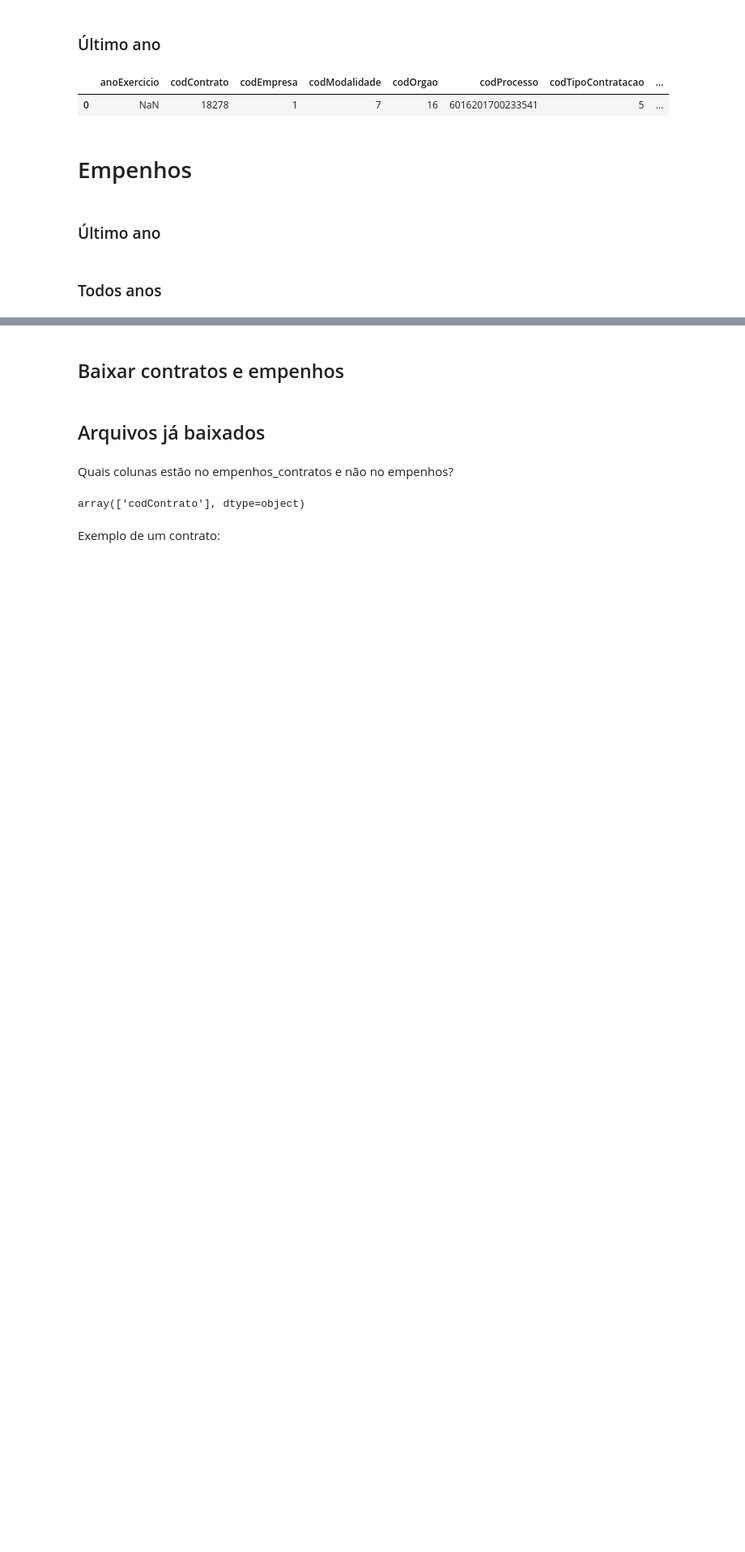
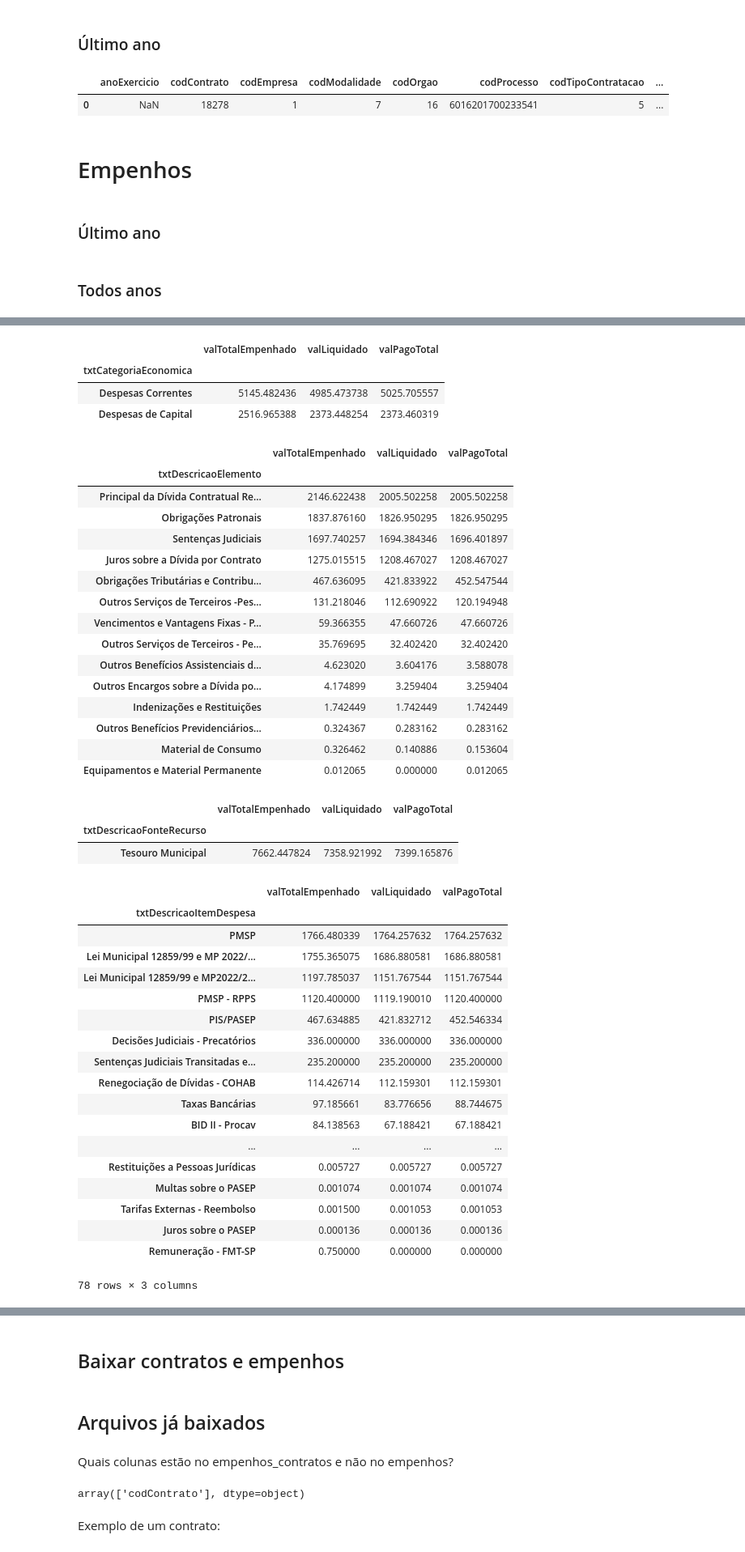
Before and after one commit to bplmp/orcamento-sme-analise, a Jupyter notebook: visualizacao-orcamento-sme.ipynb, the cells around one changed output, grey strips where cells are left out. Shown at 81% size. Cells and saved outputs as stored; diff of their text form; code cells hidden in the pictures; blank space fills up the shorter version.

Commit message:
tentar calcular bilhete unico e aposentadorias

```diff
--- a/visualizacao-orcamento-sme.ipynb
+++ b/visualizacao-orcamento-sme.ipynb
@@ -129,0 +132,16 @@ empenhos_df = pd.read_json('dados/empenhos-2017.json')
+# %%
+json_files = glob.glob("dados/wget-aposentadorias/*.json")
+
+frames = []
+
+for f in json_files:
+    e = json.load(open(f))
+    e_df = pd.DataFrame(e['lstEmpenhos'])
+    frames.append(e_df)
+
+prev_df = pd.concat(frames)
+# %%
+prev_df['valPagoTotal'] = prev_df['valPagoExercicio'] + prev_df['valPagoRestos']
+# %%
+groupSum(prev_df)
+# %% [output]
@@ -129,0 +151,42 @@ empenhos_df = pd.read_json('dados/empenhos-2017.json')
+|  | valTotalEmpenhado | valLiquidado | valPagoTotal |
+| txtCategoriaEconomica |  |  |  |
+| Despesas Correntes | 5145.482436 | 4985.473738 | 5025.705557 |
+| Despesas de Capital | 2516.965388 | 2373.448254 | 2373.460319 |
+|  | valTotalEmpenhado | valLiquidado | valPagoTotal |
+| txtDescricaoElemento |  |  |  |
+| Principal da Dívida Contratual Re... | 2146.622438 | 2005.502258 | 2005.502258 |
+| Obrigações Patronais | 1837.876160 | 1826.950295 | 1826.950295 |
+| Sentenças Judiciais | 1697.740257 | 1694.384346 | 1696.401897 |
+| Juros sobre a Dívida por Contrato | 1275.015515 | 1208.467027 | 1208.467027 |
+| Obrigações Tributárias e Contribu... | 467.636095 | 421.833922 | 452.547544 |
+| Outros Serviços de Terceiros -Pes... | 131.218046 | 112.690922 | 120.194948 |
+| Vencimentos e Vantagens Fixas - P... | 59.366355 | 47.660726 | 47.660726 |
+| Outros Serviços de Terceiros - Pe... | 35.769695 | 32.402420 | 32.402420 |
+| Outros Benefícios Assistenciais d... | 4.623020 | 3.604176 | 3.588078 |
+| Outros Encargos sobre a Dívida po... | 4.174899 | 3.259404 | 3.259404 |
+| Indenizações e Restituições | 1.742449 | 1.742449 | 1.742449 |
+| Outros Benefícios Previdenciários... | 0.324367 | 0.283162 | 0.283162 |
+| Material de Consumo | 0.326462 | 0.140886 | 0.153604 |
+| Equipamentos e Material Permanente | 0.012065 | 0.000000 | 0.012065 |
+|  | valTotalEmpenhado | valLiquidado | valPagoTotal |
+| txtDescricaoFonteRecurso |  |  |  |
+| Tesouro Municipal | 7662.447824 | 7358.921992 | 7399.165876 |
+|  | valTotalEmpenhado | valLiquidado | valPagoTotal |
+| txtDescricaoItemDespesa |  |  |  |
+| PMSP | 1766.480339 | 1764.257632 | 1764.257632 |
+| Lei Municipal 12859/99 e MP 2022/... | 1755.365075 | 1686.880581 | 1686.880581 |
+| Lei Municipal 12859/99 e MP2022/2... | 1197.785037 | 1151.767544 | 1151.767544 |
+| PMSP - RPPS | 1120.400000 | 1119.190010 | 1120.400000 |
+| PIS/PASEP | 467.634885 | 421.832712 | 452.546334 |
+| Decisões Judiciais - Precatórios | 336.000000 | 336.000000 | 336.000000 |
+| Sentenças Judiciais Transitadas e... | 235.200000 | 235.200000 | 235.200000 |
+| Renegociação de Dívidas - COHAB | 114.426714 | 112.159301 | 112.159301 |
+| Taxas Bancárias | 97.185661 | 83.776656 | 88.744675 |
+| BID II - Procav | 84.138563 | 67.188421 | 67.188421 |
+| ... | ... | ... | ... |
+| Restituições a Pessoas Jurídicas | 0.005727 | 0.005727 | 0.005727 |
+| Multas sobre o PASEP | 0.001074 | 0.001074 | 0.001074 |
+| Tarifas Externas - Reembolso | 0.001500 | 0.001053 | 0.001053 |
+| Juros sobre o PASEP | 0.000136 | 0.000136 | 0.000136 |
+| Remuneração - FMT-SP | 0.750000 | 0.000000 | 0.000000 |
+78 rows × 3 columns
```
Also changed, not shown: parts of 5 cells of this notebook, 2 other files.
